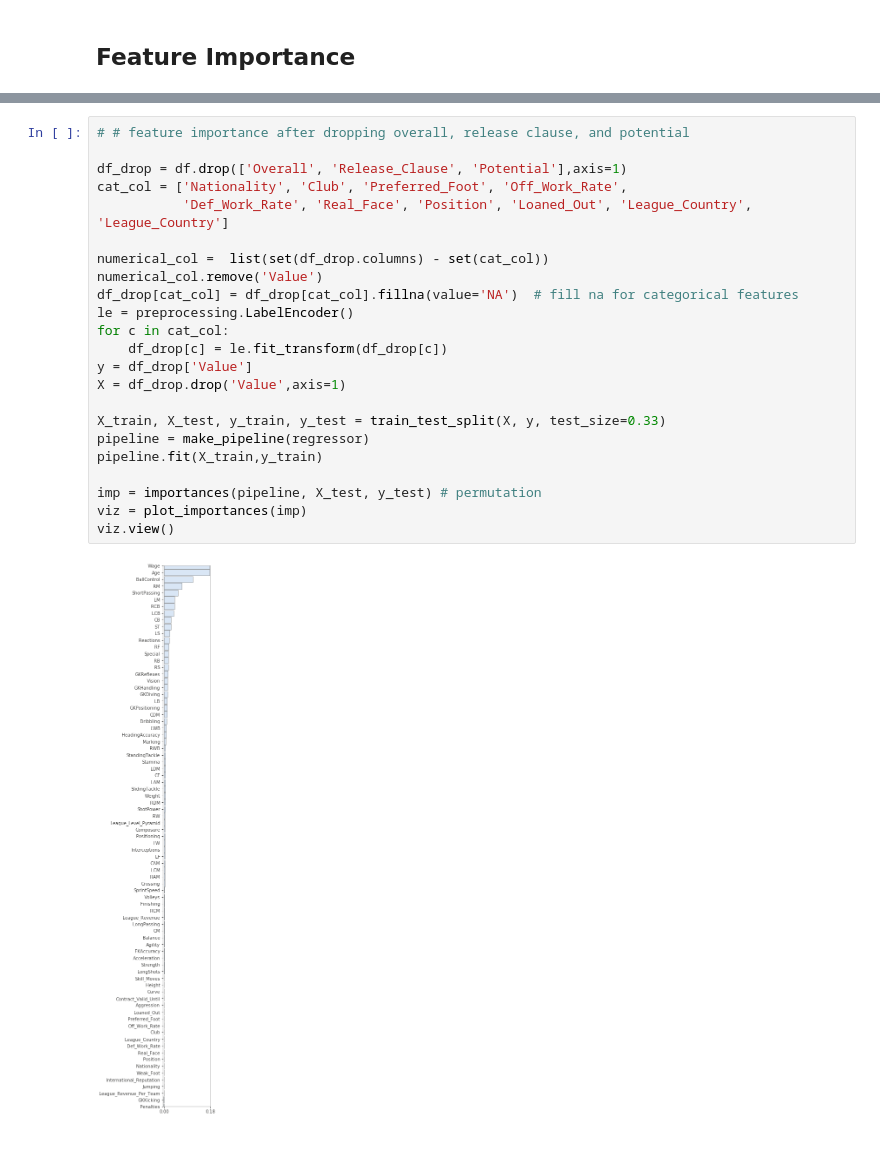
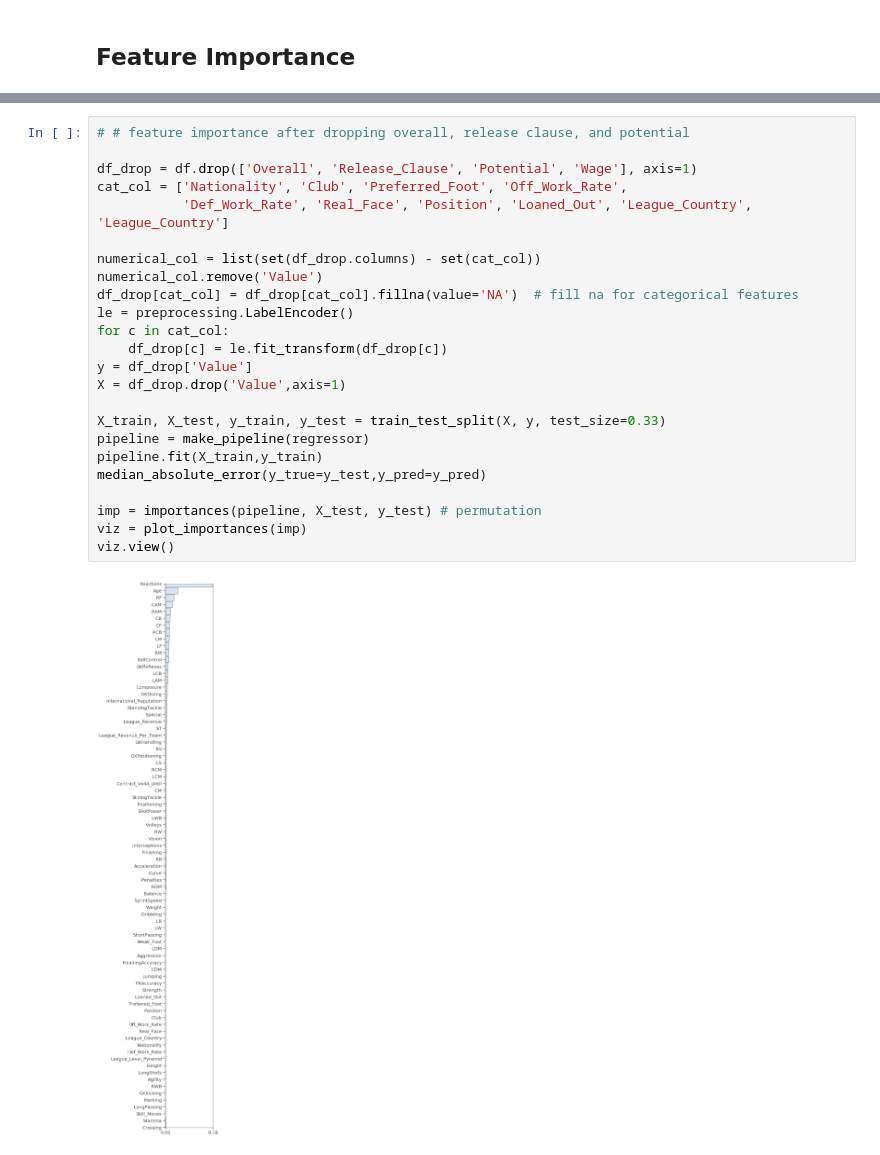
Before and after one commit to DurianCandy/MSDS-699, a Jupyter notebook: notebooks/6b_final_project_checkin_template.ipynb, the cells around one changed output, grey strips where cells are left out. Saved outputs shown, nothing was run; the diff lists cells and outputs as text.

```diff
--- a/notebooks/6b_final_project_checkin_template.ipynb
+++ b/notebooks/6b_final_project_checkin_template.ipynb
@@ -129,28 +129,29 @@ X_train.head()
 # %%
 # # feature importance after dropping overall, release clause, and potential
 
-df_drop = df.drop(['Overall', 'Release_Clause', 'Potential'],axis=1)
+df_drop = df.drop(['Overall', 'Release_Clause', 'Potential', 'Wage'], axis=1)
 cat_col = ['Nationality', 'Club', 'Preferred_Foot', 'Off_Work_Rate',
            'Def_Work_Rate', 'Real_Face', 'Position', 'Loaned_Out', 'League_Country', 'League_Country']
 
-numerical_col =  list(set(df_drop.columns) - set(cat_col))
+numerical_col = list(set(df_drop.columns) - set(cat_col))
 numerical_col.remove('Value')
 df_drop[cat_col] = df_drop[cat_col].fillna(value='NA')  # fill na for categorical features
 le = preprocessing.LabelEncoder()
 for c in cat_col:
     df_drop[c] = le.fit_transform(df_drop[c])
 y = df_drop['Value']
 X = df_drop.drop('Value',axis=1)
 
 X_train, X_test, y_train, y_test = train_test_split(X, y, test_size=0.33)
 pipeline = make_pipeline(regressor)
 pipeline.fit(X_train,y_train)
+median_absolute_error(y_true=y_test,y_pred=y_pred)
 
 imp = importances(pipeline, X_test, y_test) # permutation
 viz = plot_importances(imp)
 viz.view()
 # %% [output]
-[figure, old version]
+[figure, new version]
 # %%
 X_test.head()
 # %% [output]
```
Also changed, not shown: parts of 4 cells of this notebook.
